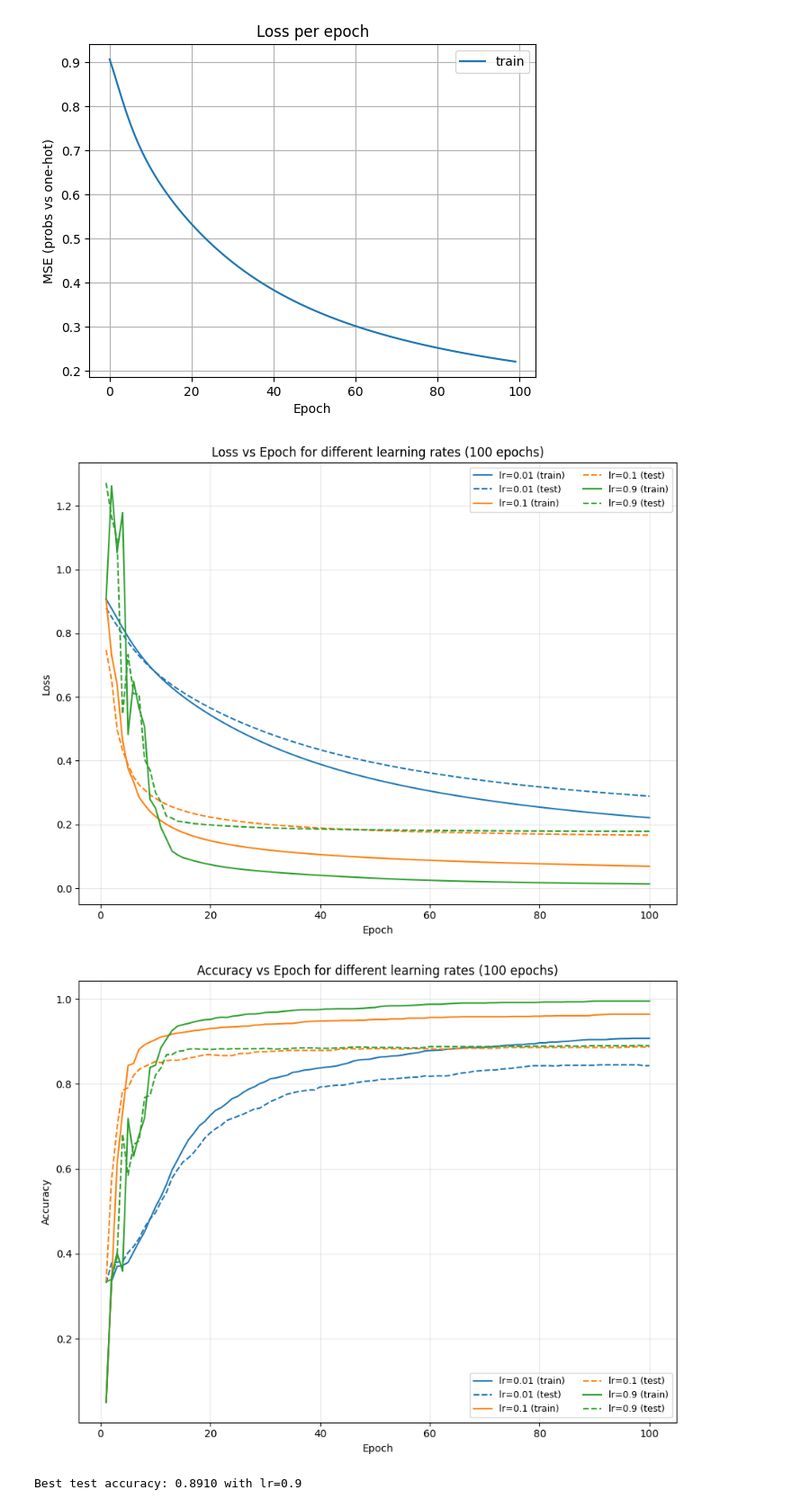
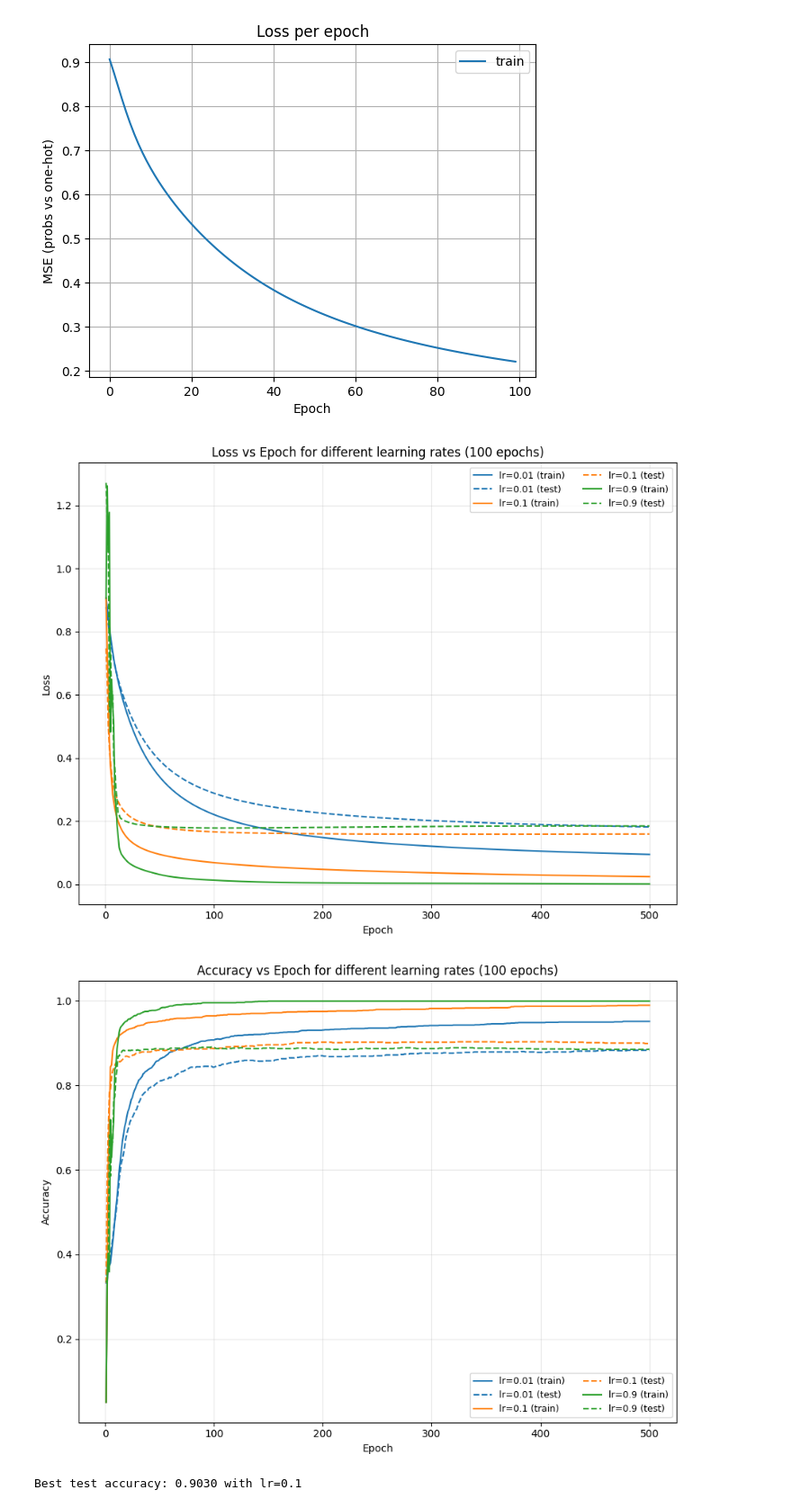
Before and after one commit to RwikKamilya/intro_dl_ass_0, a Jupyter notebook: src/task_2/part_1.ipynb, the cells around one changed output. Shown: that part at 90% size. Saved outputs shown, nothing was run; the diff lists cells and outputs as text; code cells hidden in the pictures.

Commit message:
Task 2: Part 1 Best Possible model

```diff
--- a/src/task_2/part_1.ipynb
+++ b/src/task_2/part_1.ipynb
@@ -202,7 +202,7 @@ def run_training(X_train, y_train, X_test, y_test, lr=0.01, epochs=100, init="no
     }
 # %%
 lrs = [0.01, 0.1, 0.9]
-epochs = 100
+epochs = 500
 
 results = [run_training(X_train, y_train, X_test, y_test, lr=lr, epochs=epochs) for lr in lrs]
 
@@ -210,37 +210,37 @@ colors = {0.01: "tab:blue", 0.1: "tab:orange", 0.9: "tab:green"}
 
 # ---------- Loss ----------
 plt.figure(figsize=(9,7))
 for res in results:
     x = np.arange(1, len(res["train_loss"])+1)
     plt.plot(x, res["train_loss"], color=colors[res["lr"]], linestyle="-",  label=f"lr={res['lr']} (train)")
     plt.plot(x, res["test_loss"],  color=colors[res["lr"]], linestyle="--", label=f"lr={res['lr']} (test)")
 plt.xlabel("Epoch"); plt.ylabel("Loss")
 plt.title("Loss vs Epoch for different learning rates (100 epochs)")
 plt.grid(True, alpha=0.3); plt.legend(ncol=2, fontsize=9)
 plt.tight_layout(); plt.show()
 
 # ---------- Accuracy ----------
 plt.figure(figsize=(9,7))
 best_run = None
 best_acc = 0
 for res in results:
     run_max = max(res["test_acc"])
     if run_max > best_acc:
         best_acc = run_max
         best_run = res
     x = np.arange(1, len(res["train_acc"])+1)
     plt.plot(x, res["train_acc"], color=colors[res["lr"]], linestyle="-",  label=f"lr={res['lr']} (train)")
     plt.plot(x, res["test_acc"],  color=colors[res["lr"]], linestyle="--", label=f"lr={res['lr']} (test)")
 plt.xlabel("Epoch"); plt.ylabel("Accuracy")
-plt.title("Accuracy vs Epoch for different learning rates (100 epochs)")
+plt.title("Accuracy vs Epoch for different learning rates (500 epochs)")
 plt.grid(True, alpha=0.3); plt.legend(ncol=2, fontsize=9)
 plt.tight_layout(); plt.show()
 
 print(f"Best test accuracy: {best_acc:.4f} with lr={best_run['lr']}")
 # %% [output]
-[figure, old version]
+[figure, new version]
-[figure, old version]
+[figure, new version]
-Best test accuracy: 0.8910 with lr=0.9
+Best test accuracy: 0.9030 with lr=0.1
 # %%
 inits = ["zeros", "normal", "uniform"]
 epochs = 30
```
